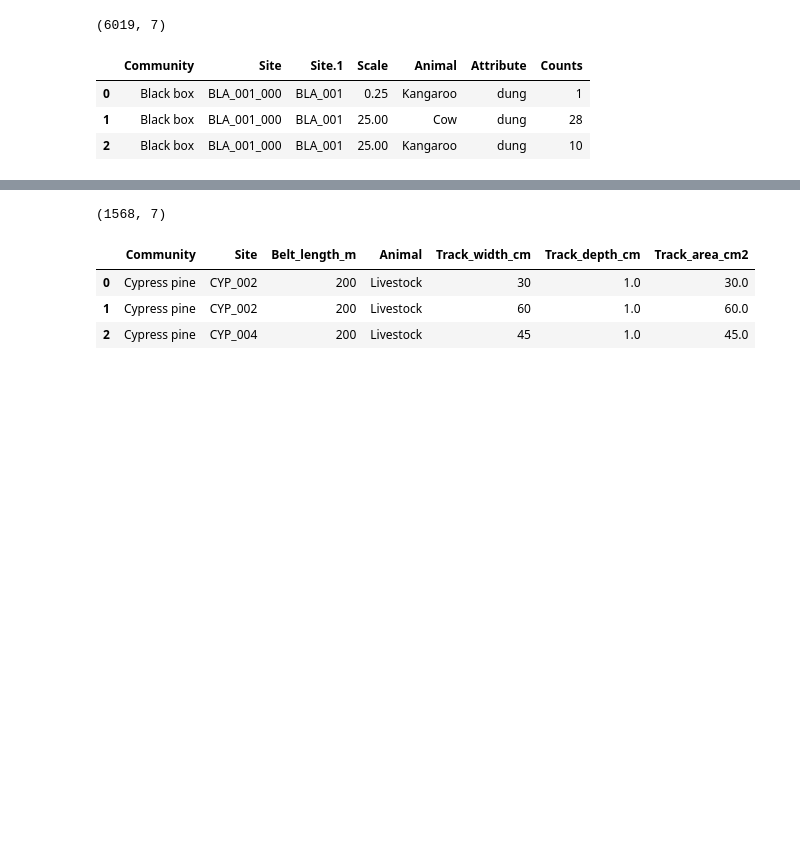
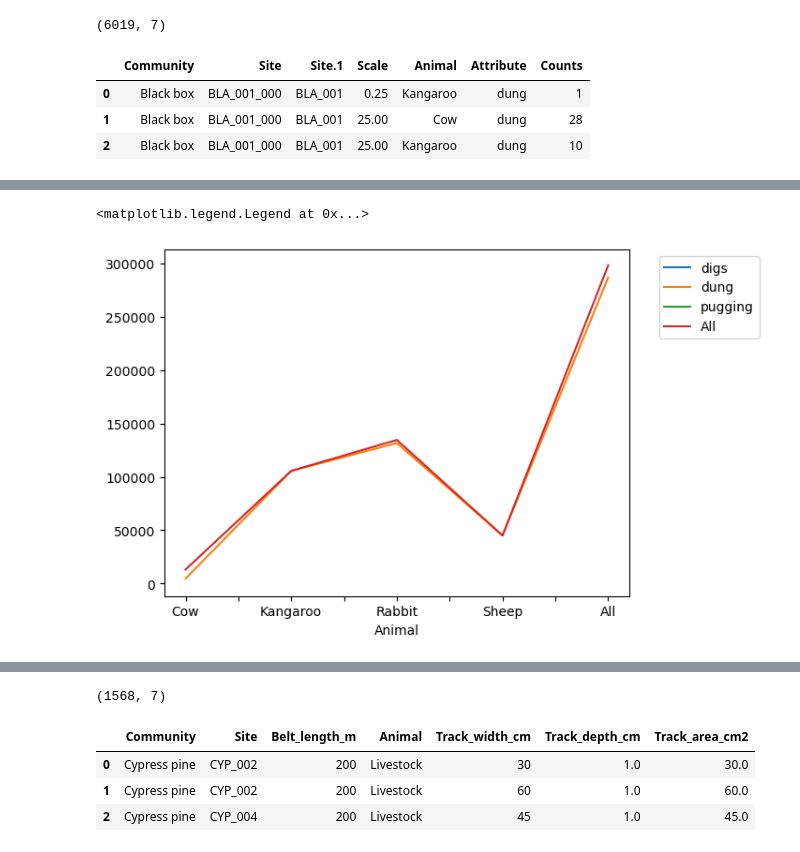
Before and after one commit to mjbeall09876/Capstone_DA09, a Jupyter notebook: NSW/grazing_intensity_dataset.ipynb, the cells around one changed output, grey strips where cells are left out. Drawn from its saved outputs; the diff is of its cells as text; code cells hidden in the pictures; blank space fills up the shorter version.

Commit message:
dung, dig, pug

```diff
--- a/NSW/grazing_intensity_dataset.ipynb
+++ b/NSW/grazing_intensity_dataset.ipynb
@@ -23,3 +40,11 @@ dung.head(3)
 | 0 | Black box | BLA_001_000 | BLA_001 | 0.25 | Kangaroo | dung | 1 |
 | 1 | Black box | BLA_001_000 | BLA_001 | 25.00 | Cow | dung | 28 |
 | 2 | Black box | BLA_001_000 | BLA_001 | 25.00 | Kangaroo | dung | 10 |
+# %%
+pivot = pd.pivot_table(dung,
+                       values='Counts',
+                       index='Animal',
+                       columns=['Attribute'],
+                       aggfunc='sum',
+                       margins=True)
+pivot
@@ -25,0 +93,6 @@ dung.head(3)
+# %%
+pivot.plot(kind='line')
+plt.legend(bbox_to_anchor=(1.05, 1.0), loc='upper left')
+# %% [output]
+<matplotlib.legend.Legend at 0x...>
+[figure, added]
```
Also changed, not shown: parts of 16 cells of this notebook, 8 other files.
